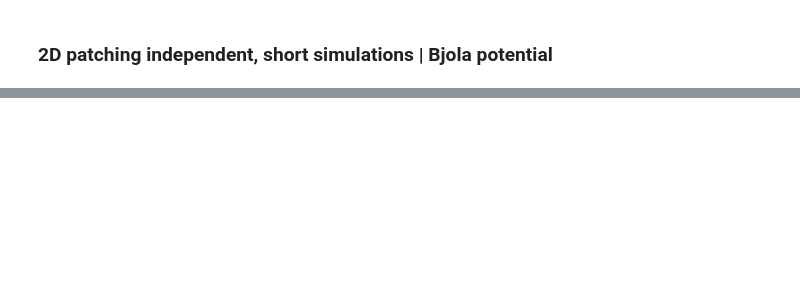
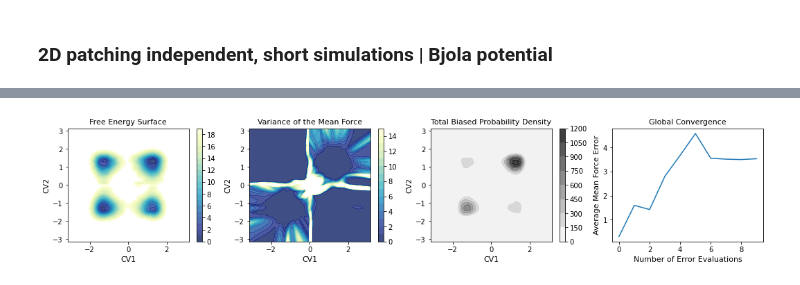
Before and after one commit to mme-ucl/MFI, a Jupyter notebook: MFI_notebook.ipynb, the cells around one changed output, grey strips where cells are left out. Drawn from its saved outputs; the diff is of its cells as text; code cells hidden in the pictures; blank space fills up the shorter version.

```diff
--- a/MFI_notebook.ipynb
+++ b/MFI_notebook.ipynb
@@ -147,12 +157,11 @@ Total no. of Gaussians analysed: 500
 # %%
-#Patch
-[Ftot_den_patch, Ftot_x_patch, Ftot_y_patch,OFE_map,OFE_history] = MFI.patch_2D(master)
-
 #integration on a periodic domain
-[X, Y, FES] = MFI.FFT_intg_2D(Ftot_x_patch, Ftot_y_patch,nbins=(200,200))
+[X, Y, FES] = MFI.intg_2D(FX, FY,nbins=(200,200))
 
 # Plot Recap
-MFI.plot_recap_2D(X, Y, FES, Ftot_den_patch,OFE_map,OFE_history,FES_lim=20, ofe_map_lim=16)
+MFI.plot_recap_2D(X, Y, FES, FD,error,error_history,FES_lim=20, ofe_map_lim=16)
+# %% [output]
+[figure, added]
 # %%
 import numpy as np
 import matplotlib.pyplot as plt
```
Also changed, not shown: parts of 5 cells of this notebook, 59 other files.
